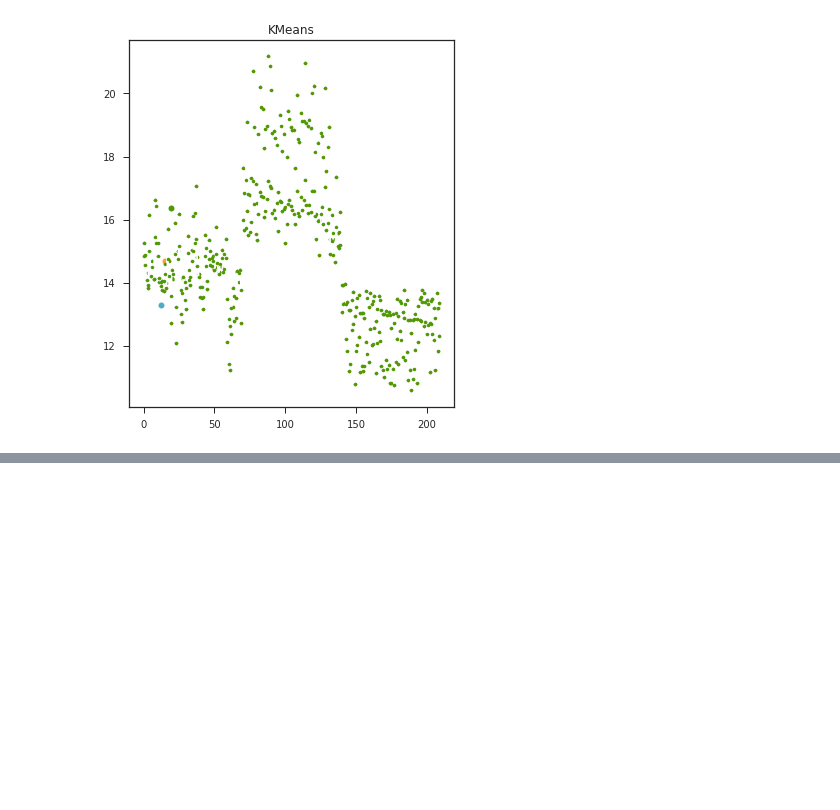
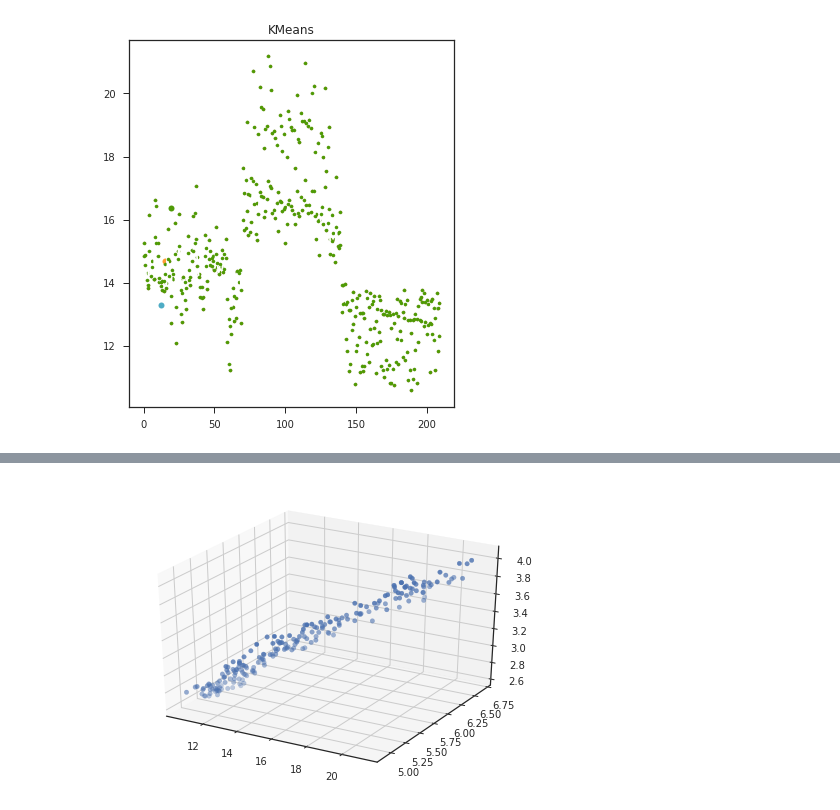
Before and after one commit to soaresdominic/ClusterAnalysis, a Jupyter notebook: DataViz.ipynb, the cells around one changed output, grey strips where cells are left out. Cells and saved outputs as stored; diff of their text form; code cells hidden in the pictures; blank space fills up the shorter version.

```diff
--- a/DataViz.ipynb
+++ b/DataViz.ipynb
@@ -165,0 +175,19 @@ plt.show()
+# %%
+from matplotlib import pyplot
+from mpl_toolkits.mplot3d import Axes3D
+
+fig = pyplot.figure()
+ax = Axes3D(fig)
+
+d1 = list(data.get("Area"))
+d2 = list(data.get("Length of Kernel"))
+d3 = list(data.get("Width of Kernel"))
+
+sequence_containing_x_vals = d1
+sequence_containing_y_vals = d2
+sequence_containing_z_vals = d3
+
+ax.scatter(sequence_containing_x_vals, sequence_containing_y_vals, sequence_containing_z_vals)
+pyplot.show()
+# %% [output]
+[figure, added]
```
Also changed, not shown: parts of 3 cells of this notebook, 1 other file.
